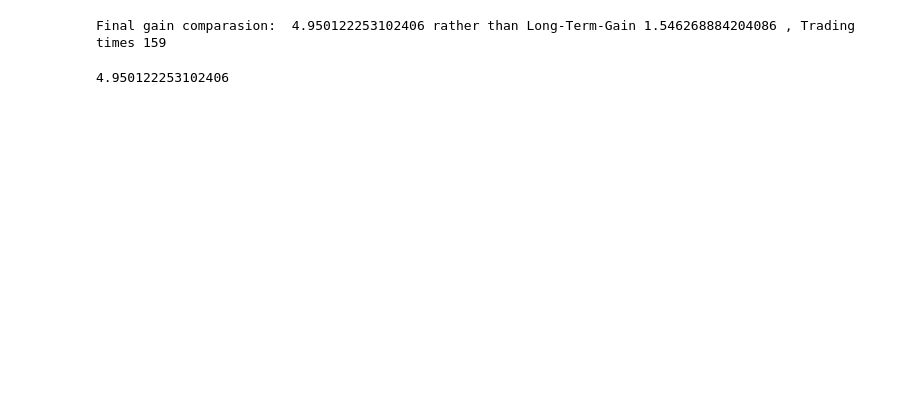
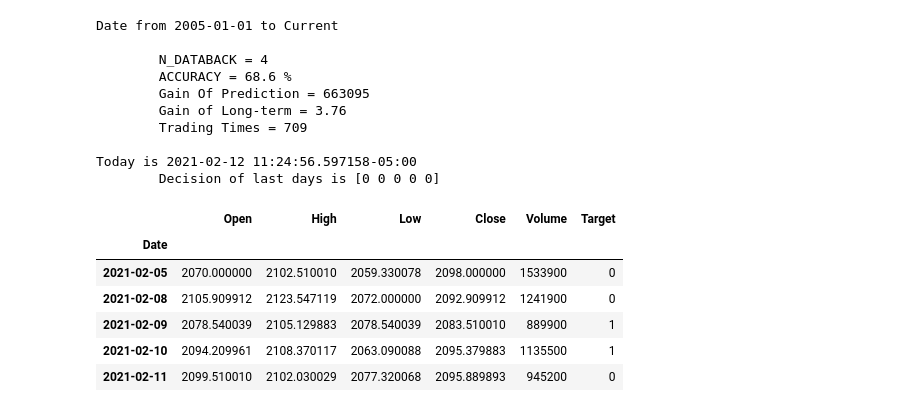
Before and after one commit to binphilxiao/AxisLabs, a Jupyter notebook: python/stock/Gaming.ipynb, the cells around one changed output. Saved outputs shown, nothing was run; the diff lists cells and outputs as text; code cells hidden in the pictures; blank space fills up the shorter version.

```diff
--- a/python/stock/Gaming.ipynb
+++ b/python/stock/Gaming.ipynb
@@ -159,5 +152,27 @@ dispLever(pred,xTest)
-# %%
-SumRes(pred,xTest,5,1)
-# %% [output]
-Final gain comparasion:  4.950122253102406 rather than Long-Term-Gain 1.546268884204086 , Trading times 159
-4.950122253102406
+# %%
+NDAYS_PRINT = 5
+print("Date from 2005-01-01 to Current\n")
+print("\tN_DATABACK =",N_DATABACK, "\n\tACCURACY = %.01f" %(cmp.mean()*100),"%")
+gain = SumRes(pred,xTest,5,1)
+print("\nToday is",local_t)
+print("\tDecision of last days is", pred[-NDAYS_PRINT:])
+print("\n")
+dfHist[-NDAYS_PRINT:]
+# %% [output]
+Date from 2005-01-01 to Current
+
+        N_DATABACK = 4
+        ACCURACY = 68.6 %
+        Gain Of Prediction = 663095
+        Gain of Long-term = 3.76
+        Trading Times = 709
+
+Today is 2021-02-12 11:24:56.597158-05:00
+        Decision of last days is [0 0 0 0 0]
+|  | Open | High | Low | Close | Volume | Target |
+| Date |  |  |  |  |  |  |
+| 2021-02-05 | 2070.000000 | 2102.510010 | 2059.330078 | 2098.000000 | 1533900 | 0 |
+| 2021-02-08 | 2105.909912 | 2123.547119 | 2072.000000 | 2092.909912 | 1241900 | 0 |
+| 2021-02-09 | 2078.540039 | 2105.129883 | 2078.540039 | 2083.510010 | 889900 | 1 |
+| 2021-02-10 | 2094.209961 | 2108.370117 | 2063.090088 | 2095.379883 | 1135500 | 1 |
+| 2021-02-11 | 2099.510010 | 2102.030029 | 2077.320068 | 2095.889893 | 945200 | 0 |
```
Also changed, not shown: parts of 11 cells of this notebook, 5 other files.
